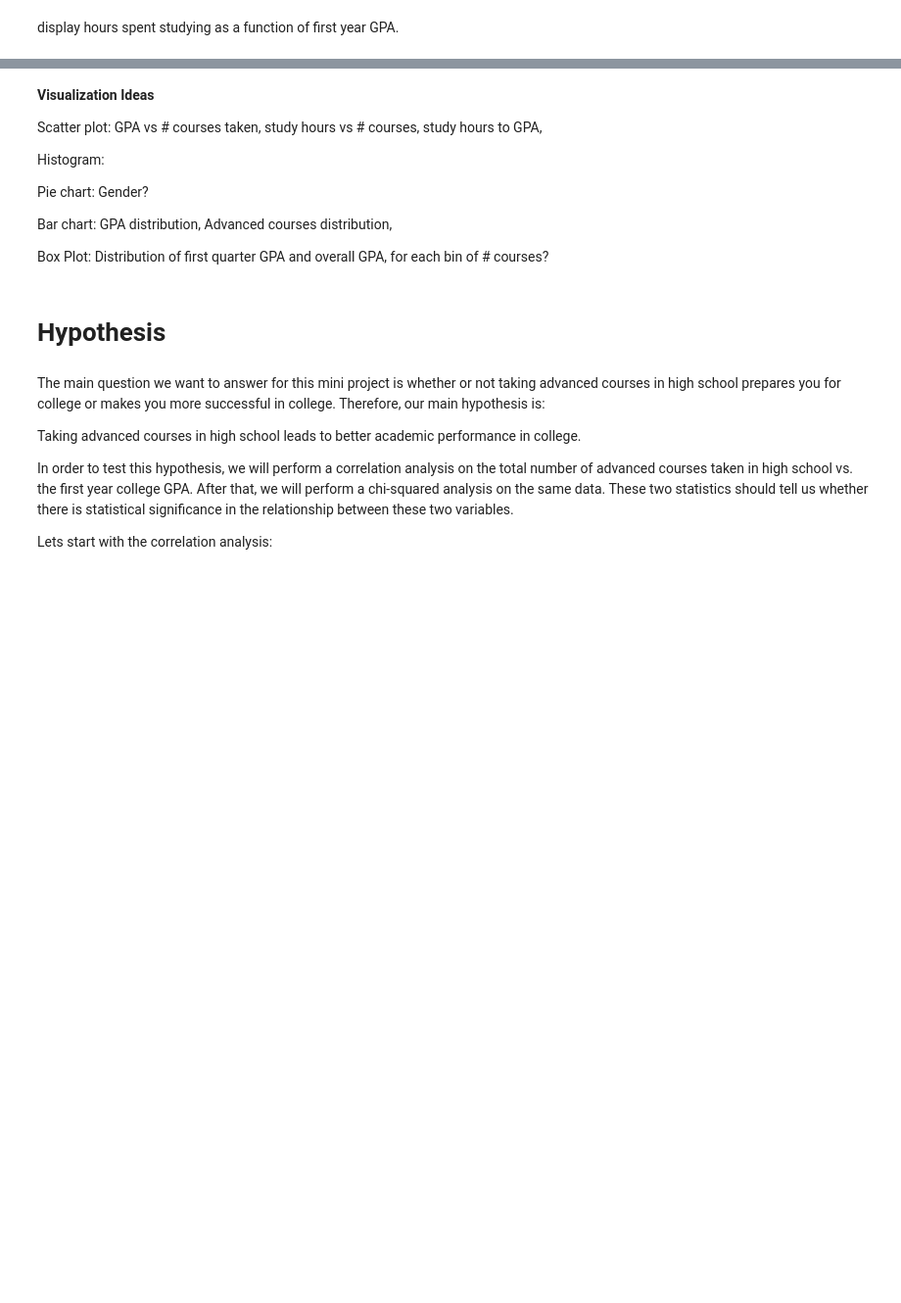
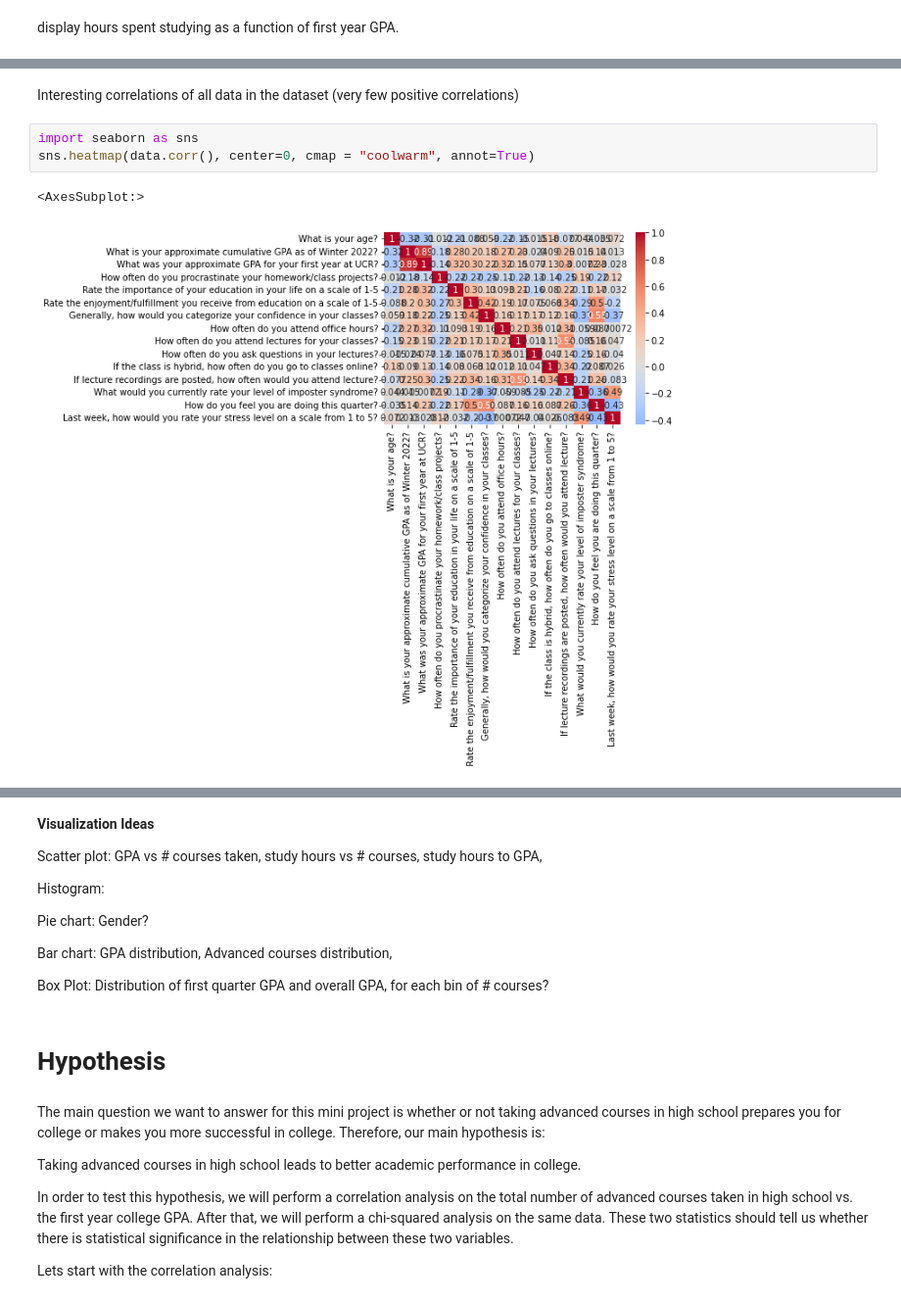
Before and after one commit to TheHenn17/CS105_Miniproject, a Jupyter notebook: project.ipynb, the cells around one changed output, grey strips where cells are left out. Shown at 98% size. Cells and saved outputs as stored; diff of their text form; blank space fills up the shorter version.

```diff
--- a/project.ipynb
+++ b/project.ipynb
@@ -124,0 +125,8 @@ plt.show
+# %% [markdown]
+Interesting correlations of all data in the dataset (very few positive correlations)
+# %%
+import seaborn as sns
+sns.heatmap(data.corr(), center=0, cmap = "coolwarm", annot=True)
+# %% [output]
+<AxesSubplot:>
+[figure, added]
```
Also changed, not shown: parts of 11 cells of this notebook.
